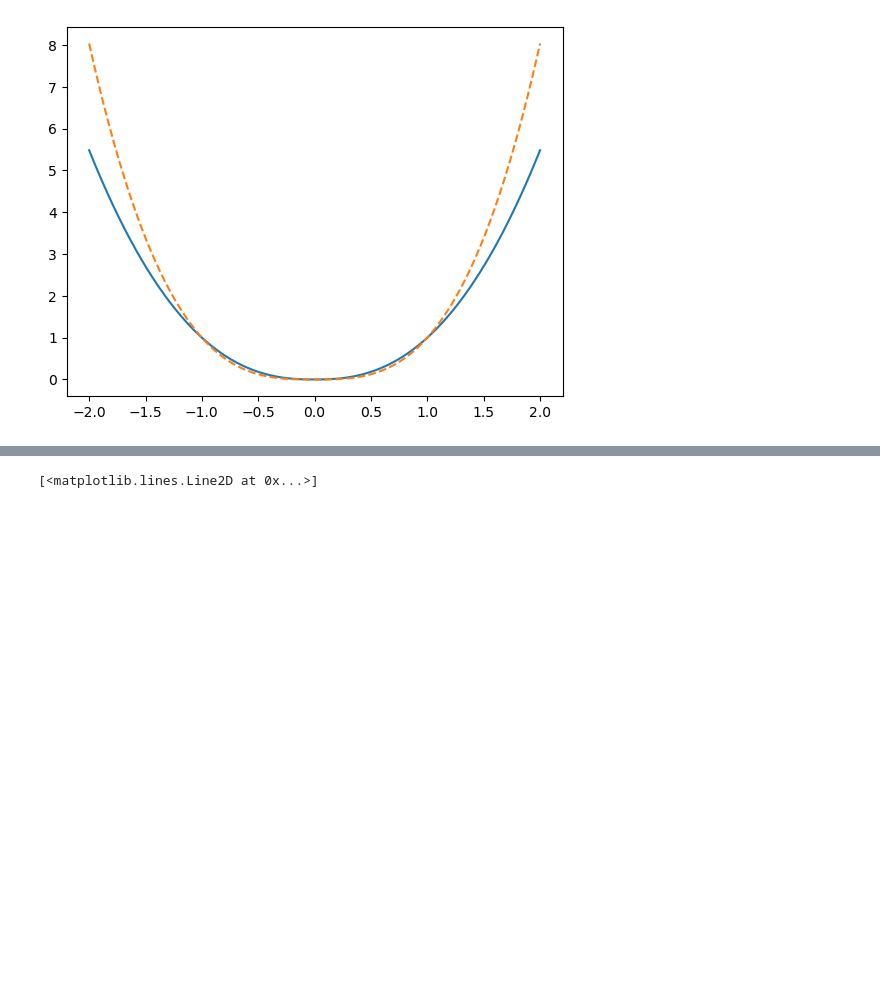
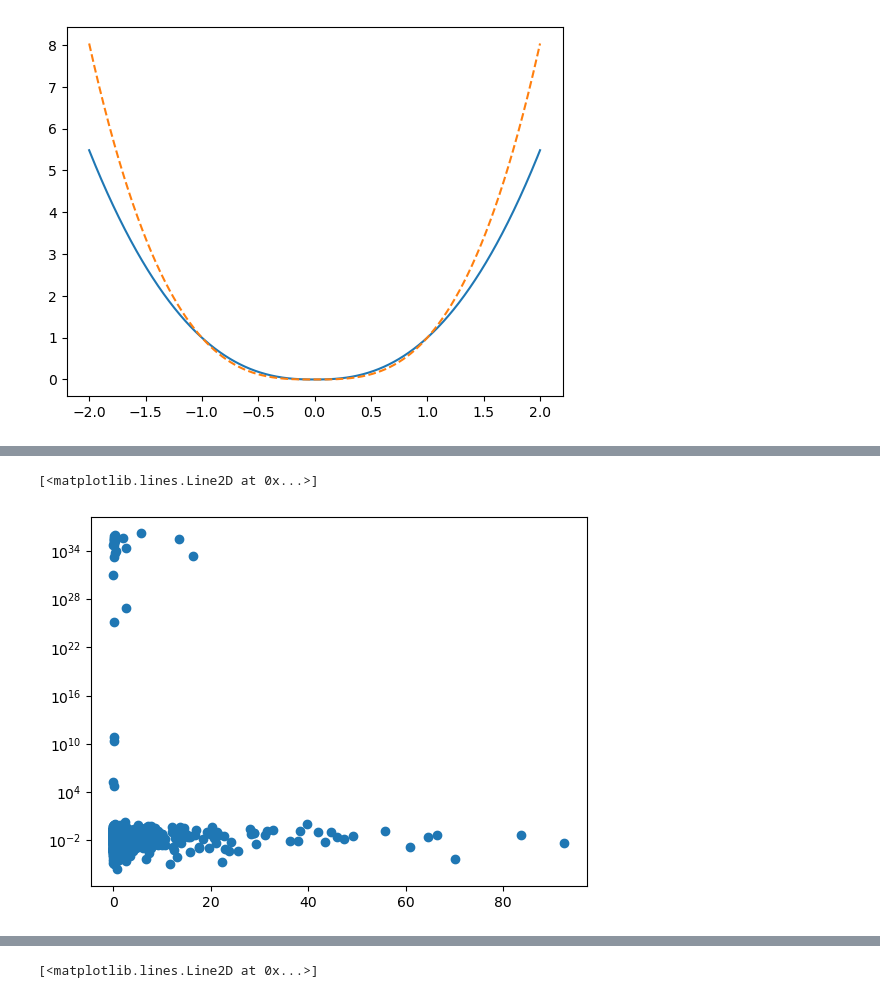
Before and after one commit to m-raj/microstructure-dependent-material-model, a Jupyter notebook: evp.ipynb, the cells around one changed output, grey strips where cells are left out. Cells and saved outputs as stored; diff of their text form; code cells hidden in the pictures; blank space fills up the shorter version.

```diff
--- a/evp.ipynb
+++ b/evp.ipynb
@@ -280,0 +670,2 @@ AssertionError: NaN detected in adjoint loss computation.
+# %%
+a = loss.mean(dim=1).flatten()
@@ -280,0 +692,2 @@ AssertionError: NaN detected in adjoint loss computation.
+# %%
+b = torch.argsort(torch.abs(a)).detach()
@@ -280,0 +778,5 @@ AssertionError: NaN detected in adjoint loss computation.
+# %%
+plt.semilogy(mm.dissipation_potential.parameter[b].detach().square(), loss.amax(dim=1).detach(), 'o')
+# %% [output]
+[<matplotlib.lines.Line2D at 0x...>]
+[figure, added]
```
Also changed, not shown: parts of 57 cells of this notebook, 3 other files.
